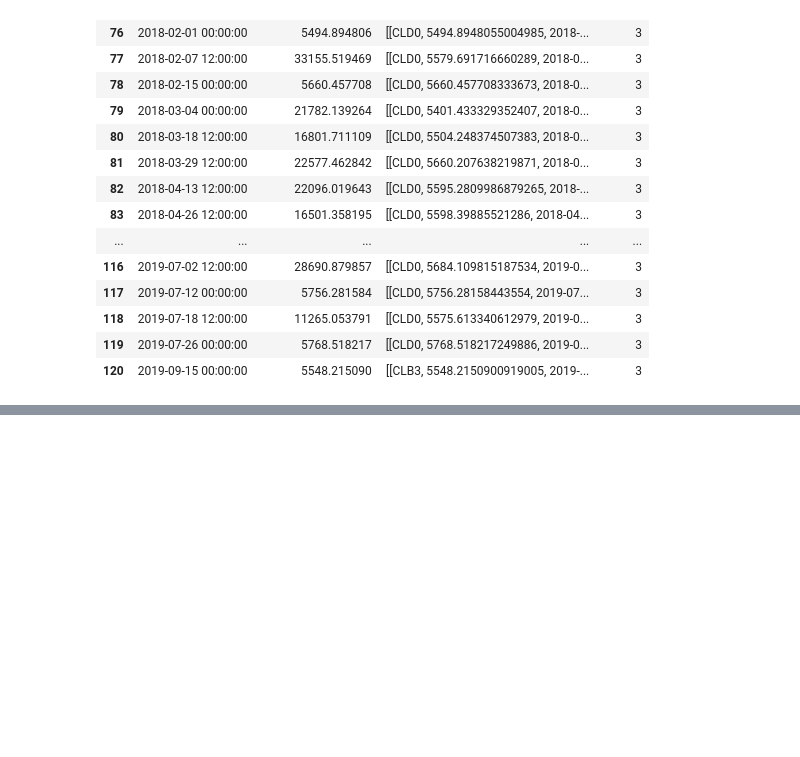
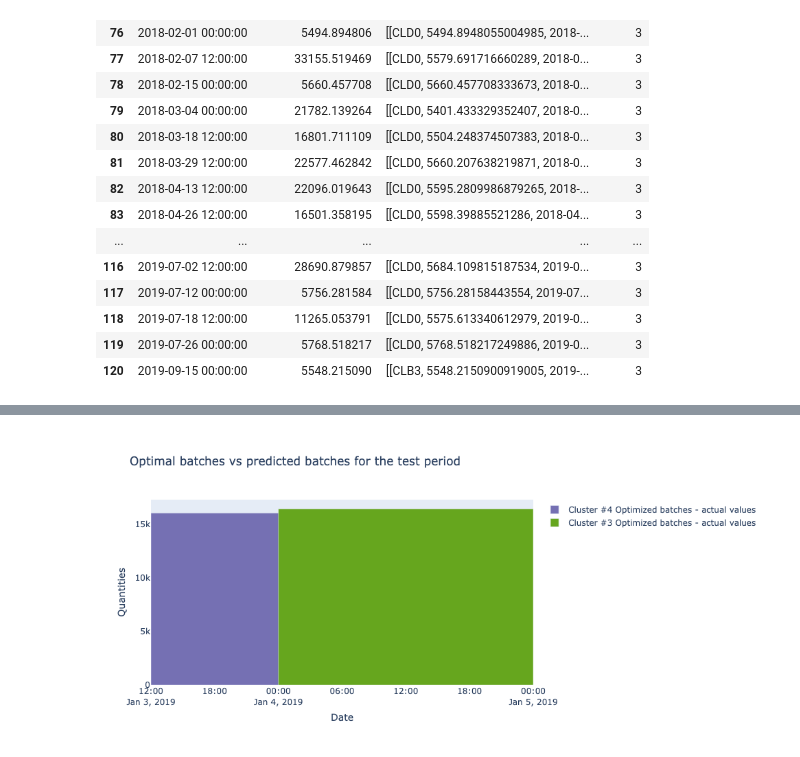
Before and after one commit to raphaelribard/Sales_forecasting, a Jupyter notebook: notebooks/5.0-rr-Considering-All-Clusters-Predicted-Batches-vs-Optimal-Batches.ipynb, the cells around one changed output, grey strips where cells are left out. Saved outputs shown, nothing was run; the diff lists cells and outputs as text; code cells hidden in the pictures; blank space fills up the shorter version.

```diff
--- a/notebooks/5.0-rr-Considering-All-Clusters-Predicted-Batches-vs-Optimal-Batches.ipynb
+++ b/notebooks/5.0-rr-Considering-All-Clusters-Predicted-Batches-vs-Optimal-Batches.ipynb
@@ -248,0 +249,34 @@ fig.show()
+# %%
+fig = go.Figure()
+calendar_length='7 days'
+
+for (cluster,grey_color,green_color) in zip(clusters_list,grey_map,green_map):
+    local_optimal=optimal_batches[optimal_batches['Cluster']==cluster]
+    local_predicted=predicted_batches[predicted_batches['Cluster']==cluster]
+    fig.add_trace(go.Bar(x=local_optimal[(local_optimal['batch_date']>test_date)  & \
+             (local_optimal['batch_date']< str((pd.Timestamp(test_date)+pd.Timedelta(calendar_length))))]\
+                     ['batch_date'],
+             y=local_optimal[(local_optimal['batch_date']>test_date)  & \
+             (local_optimal['batch_date']< str((pd.Timestamp(test_date)+pd.Timedelta(calendar_length))))]\
+                     ['quantities'],
+                    name='Cluster #{}\nOptimized batches - actual values'.format(cluster),
+                    width=1e3*pd.Timedelta('1 day').total_seconds(),
+                        marker_color=grey_color))
+
+    fig.add_trace(go.Bar(x=local_predicted[(local_predicted['batch_date']>test_date)  & \
+             (local_predicted['batch_date']< str((pd.Timestamp(test_date)+pd.Timedelta(calendar_length))))]\
+                     ['batch_date'],
+             y=local_predicted[(local_predicted['batch_date']>test_date)  & \
+             (local_predicted['batch_date']< str((pd.Timestamp(test_date)+pd.Timedelta(calendar_length))))]\
+                     ['predicted_quantities'],
+                    name='Cluster #{}\nPredicted batches'.format(cluster),
+                    width=1e3*pd.Timedelta('1 day').total_seconds(),
+                        marker_color=green_color))
+
+# Edit the layout
+fig.update_layout(title='Optimal batches vs predicted batches for the test period',
+               xaxis_title='Date',
+               yaxis_title='Quantities')
+fig.show()
+# %% [output]
+[figure, added]
```
Also changed, not shown: parts of 5 cells of this notebook.
